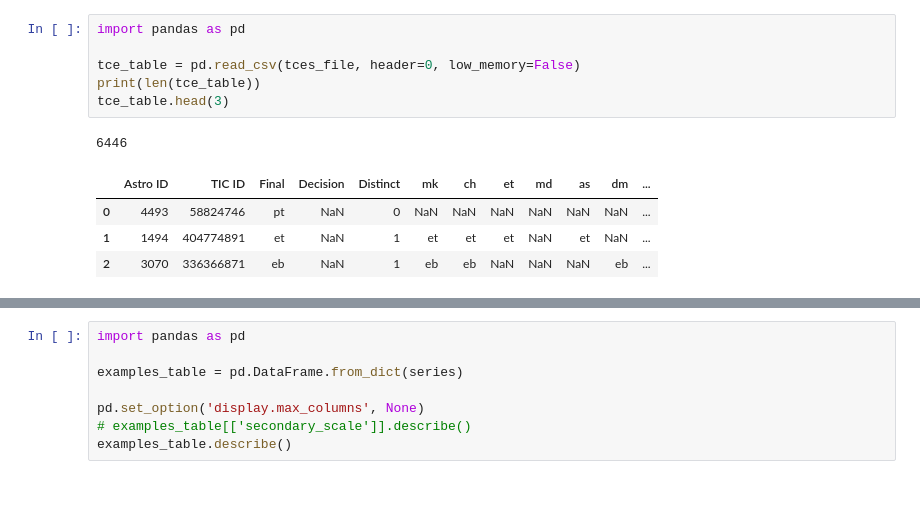
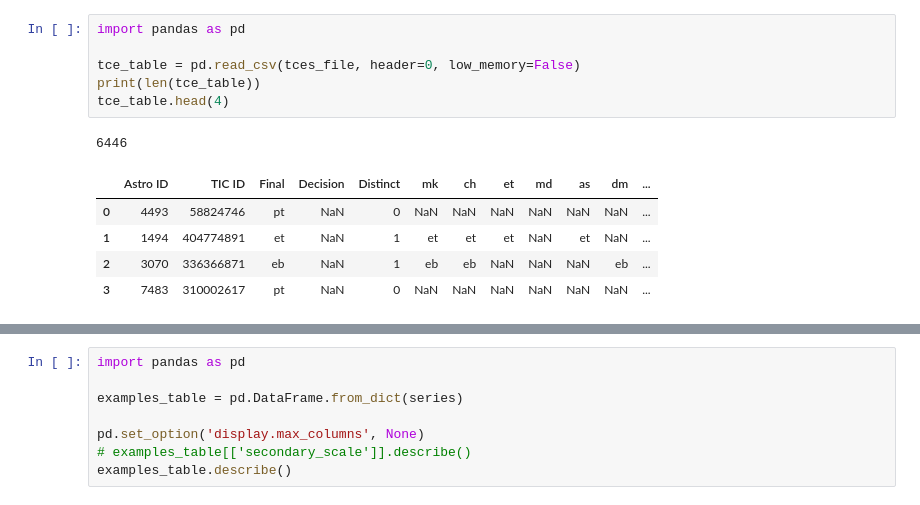
Before and after one commit to mit-kavli-institute/astronet-triage, a Jupyter notebook: Data.ipynb, the cells around one changed output, grey strips where cells are left out. Cells and saved outputs as stored; diff of their text form.

```diff
--- a/Data.ipynb
+++ b/Data.ipynb
@@ -25,15 +25,16 @@ filenames
 # %%
 import pandas as pd
 
 tce_table = pd.read_csv(tces_file, header=0, low_memory=False)
 print(len(tce_table))
-tce_table.head(3)
+tce_table.head(4)
 # %% [output]
 6446
 |  | Astro ID | TIC ID | Final | Decision | Distinct | mk | ch | et | md | as | dm | ... |
 | 0 | 4493 | 58824746 | pt | NaN | 0 | NaN | NaN | NaN | NaN | NaN | NaN | ... |
 | 1 | 1494 | 404774891 | et | NaN | 1 | et | et | et | NaN | et | NaN | ... |
 | 2 | 3070 | 336366871 | eb | NaN | 1 | eb | eb | NaN | NaN | NaN | eb | ... |
+| 3 | 7483 | 310002617 | pt | NaN | 0 | NaN | NaN | NaN | NaN | NaN | NaN | ... |
 # %%
 series = {}
 
```
Also changed, not shown: parts of 6 cells of this notebook, 3 other files.
